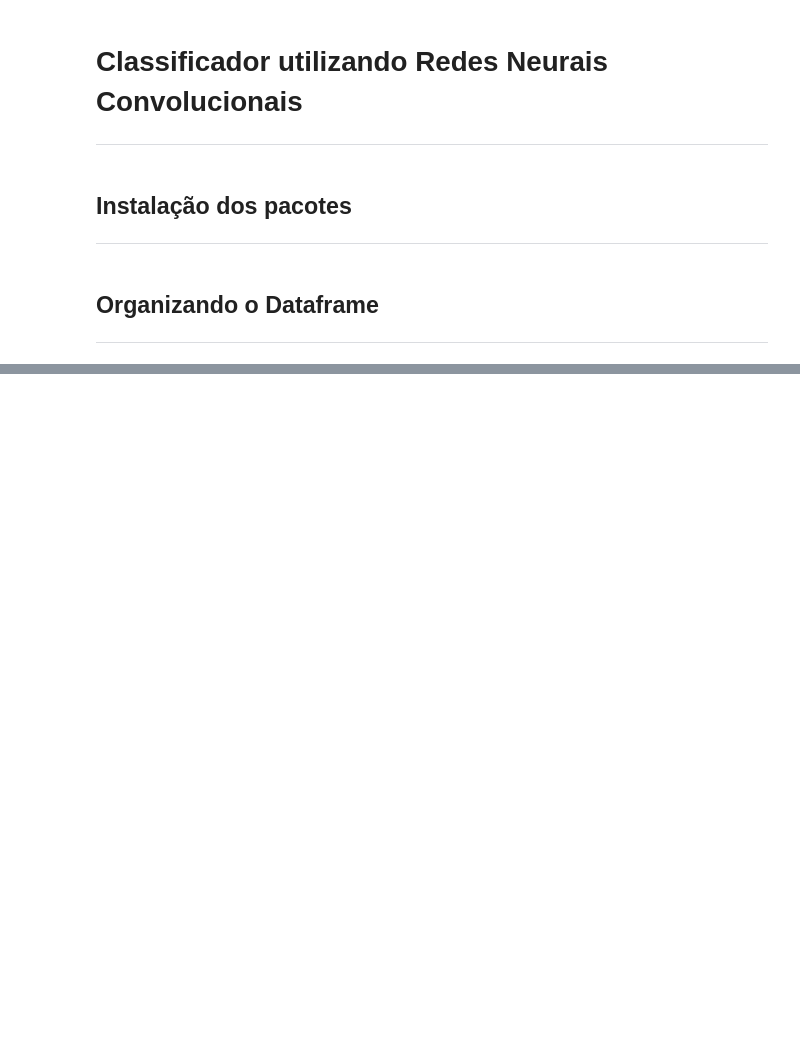
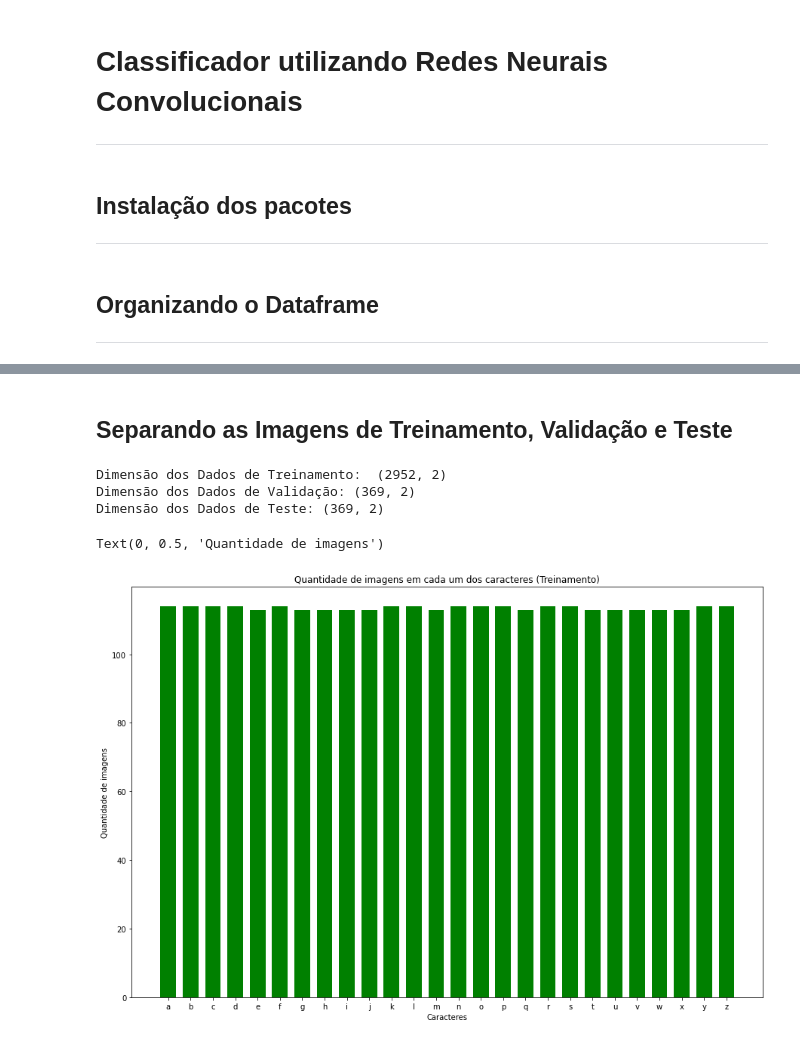
Before and after one commit to code-coffee-ufcg/braillingo-backend, a Jupyter notebook: classifier/cnn_classifier.ipynb, the cells around one changed output, grey strips where cells are left out. Saved outputs shown, nothing was run; the diff lists cells and outputs as text; code cells hidden in the pictures; blank space fills up the shorter version.

Commit message:
organizando os dados para o algoritmo

```diff
--- a/classifier/cnn_classifier.ipynb
+++ b/classifier/cnn_classifier.ipynb
@@ -50,0 +41,46 @@ len(train_dataframe)
+# %%
+# organizando a referência aos arquivos do terceiro dataframe
+dataframe3_files = dataframe3['Path']
+for i in range(0, len(dataframe3_files)):
+    dataframe3_files[i] = '../files/images3/'+dataframe3_files[i]
+dataframe3['Path'] = dataframe3_files
+# %%
+# criando um dataframe com todas as imagens selecionadas
+dataframe = pd.concat((dataframe1, dataframe2, dataframe3))
+# %% [markdown]
+## Separando as Imagens de Treinamento, Validação e Teste
+# %%
+# separando o dataframe de forma estratificada entre imagens de treinamento, validação e teste
+train_df, validation_df = train_test_split(dataframe, train_size = 0.8, random_state = 42,
+                                           stratify = dataframe['Labels'], shuffle = True)
+validation_df, test_df = train_test_split(validation_df, test_size = 0.5, random_state = 42,
+                                          stratify = validation_df['Labels'], shuffle = True)
+# %%
+# visualizando a dimensão dos dados
+print('Dimensão dos Dados de Treinamento: ', train_df.shape)
+print('Dimensão dos Dados de Validação:', validation_df.shape)
+print('Dimensão dos Dados de Teste:', test_df.shape)
+# %% [output]
+Dimensão dos Dados de Treinamento:  (2952, 2)
+Dimensão dos Dados de Validação: (369, 2)
+Dimensão dos Dados de Teste: (369, 2)
+# %%
+# organizando a legenda do eixo x no gráfico de barra
+xticks = ['a','b','c','d','e','f','g','h','i','j','k','l','m','n','o','p','q','r','s','t','u','v','w','x','y','z']
+xticks = np.array(xticks)
+# %%
+# gráfico de visualização da quantidade de imagens de treinamento
+labels = train_df['Labels']
+labels = np.array(labels)
+count = np.zeros((26,1))
+for i in range(0, len(labels)):
+    count[labels[i]-1] += 1
+
+plt.figure(figsize=(15, 10))
+plt.bar(xticks, np.squeeze(count), color ='green', width = 0.7)
+plt.title('Quantidade de imagens em cada um dos caracteres (Treinamento)')
+plt.xlabel('Caracteres')
+plt.ylabel('Quantidade de imagens')
+# %% [output]
+Text(0, 0.5, 'Quantidade de imagens')
+[figure, added]
```
Also changed, not shown: parts of 9 cells of this notebook.
